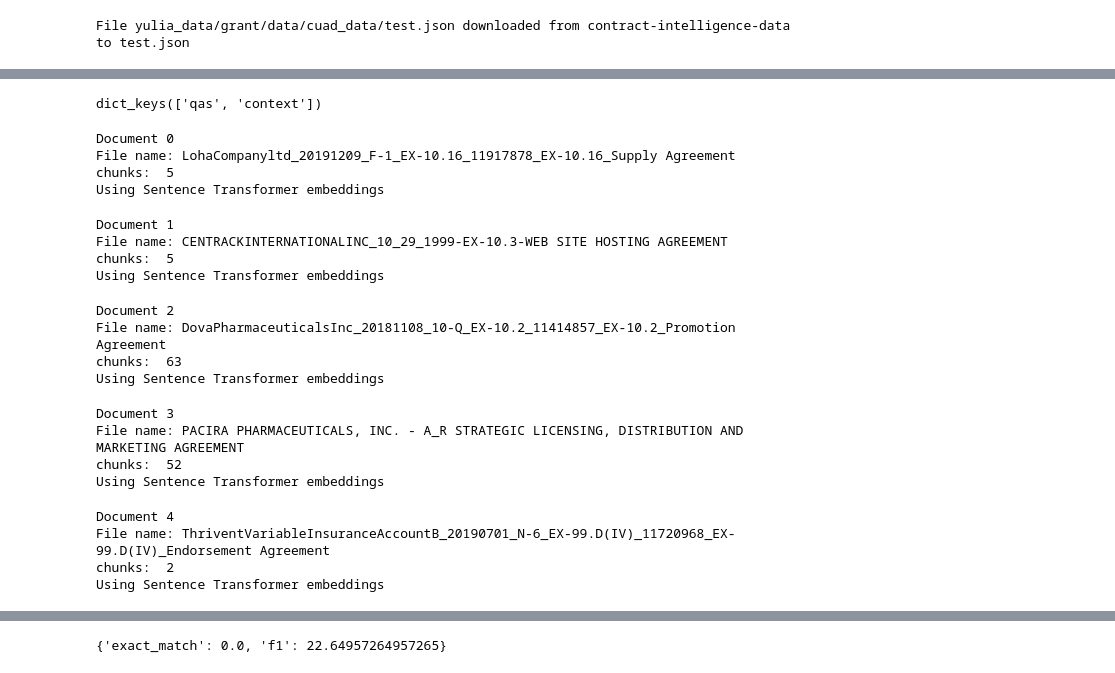
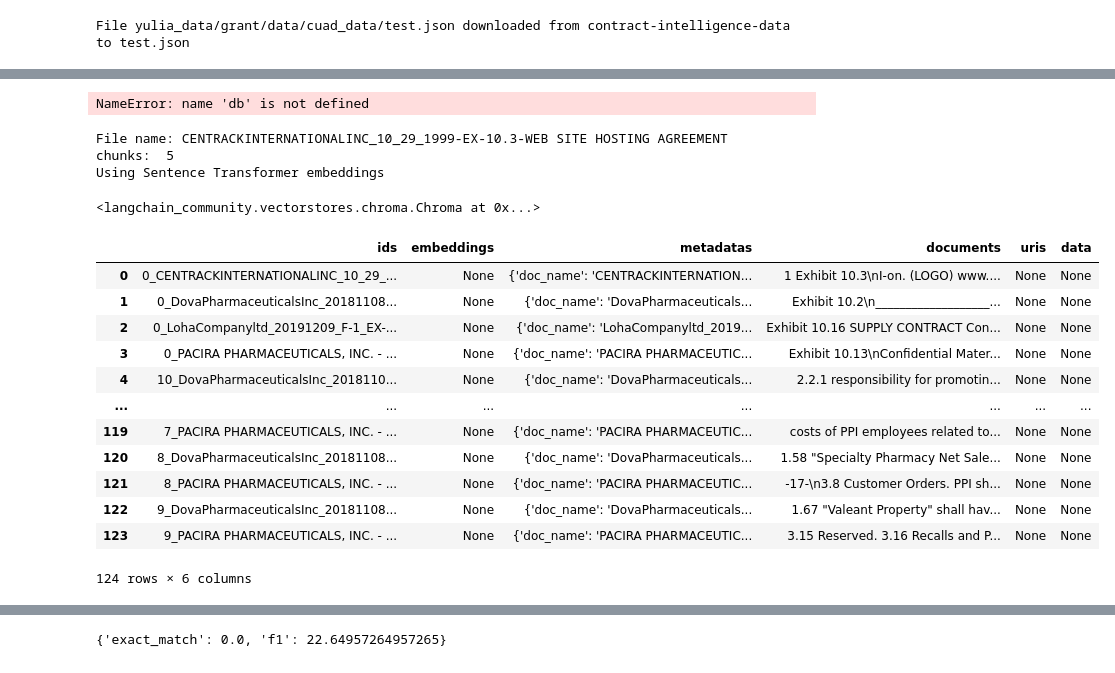
Before and after one commit to MeliorAI/vllm-exploratory, a Jupyter notebook: llm/xplore/LINT_723_explore_RAG.ipynb, the cells around one changed output, grey strips where cells are left out. Saved outputs shown, nothing was run; the diff lists cells and outputs as text; code cells hidden in the pictures.

```diff
--- a/llm/xplore/LINT_723_explore_RAG.ipynb
+++ b/llm/xplore/LINT_723_explore_RAG.ipynb
@@ -448,4 +511,0 @@ dict_keys(['title', 'paragraphs'])
-# %%
-test_data['data'][0]['paragraphs'][0].keys()
-# %% [output]
-dict_keys(['qas', 'context'])
@@ -451,0 +519,4 @@ dict_keys(['qas', 'context'])
+# %%
+len(db._collection.get(include=["metadatas","documents"]))
+# %% [output]
+NameError: name 'db' is not defined
@@ -452,29 +526,32 @@ dict_keys(['qas', 'context'])
 # %%
 #put files into chroma
-for ii, dd in tqdm(enumerate(test_data['data'][:5])):
-    print(f"Document {ii}")
-    text = dd['paragraphs'][0]['context']
-    file_name = dd['title']
-    print(f"File name: {file_name}")
-    db = put_in_Chroma([text], doc_name=file_name, embedding_type='transformer')
+ind = 1
+dd = test_data['data'][ind]
+text = dd['paragraphs'][0]['context']
+file_name = dd['title']
+print(f"File name: {file_name}")
+# db, start_ind = \
+#     put_in_Chroma_cuad(text, doc_name=file_name, embedding_type='transformer', start_chunks=start_ind, db=db, vector_db_path='./chroma_db_cuad')
+put_in_Chroma([text], doc_name=file_name, embedding_type='transformer')
 # %% [output]
-Document 0
-File name: LohaCompanyltd_20191209_F-1_EX-10.16_11917878_EX-10.16_Supply Agreement
+File name: CENTRACKINTERNATIONALINC_10_29_1999-EX-10.3-WEB SITE HOSTING AGREEMENT
 chunks:  5
 Using Sentence Transformer embeddings
-Document 1
-File name: CENTRACKINTERNATIONALINC_10_29_1999-EX-10.3-WEB SITE HOSTING AGREEMENT
-chunks:  5
-Using Sentence Transformer embeddings
+<langchain_community.vectorstores.chroma.Chroma at 0x...>
-Document 2
-File name: DovaPharmaceuticalsInc_20181108_10-Q_EX-10.2_11414857_EX-10.2_Promotion Agreement
-chunks:  63
-Using Sentence Transformer embeddings
-Document 3
-File name: PACIRA PHARMACEUTICALS, INC. - A_R STRATEGIC LICENSING, DISTRIBUTION AND MARKETING AGREEMENT
-chunks:  52
-Using Sentence Transformer embeddings
-Document 4
-File name: ThriventVariableInsuranceAccountB_20190701_N-6_EX-99.D(IV)_11720968_EX-99.D(IV)_Endorsement Agreement
-chunks:  2
-Using Sentence Transformer embeddings
+# %%
+df = pd.DataFrame(db._collection.get(include=["metadatas","documents"]))
+df
+# %% [output]
+|  | ids | embeddings | metadatas | documents | uris | data |
+| 0 | 0_CENTRACKINTERNATIONALINC_10_29_... | None | {'doc_name': 'CENTRACKINTERNATION... | 1 Exhibit 10.3\nI-on. (LOGO) www.... | None | None |
+| 1 | 0_DovaPharmaceuticalsInc_20181108... | None | {'doc_name': 'DovaPharmaceuticals... | Exhibit 10.2\n___________________... | None | None |
+| 2 | 0_LohaCompanyltd_20191209_F-1_EX-... | None | {'doc_name': 'LohaCompanyltd_2019... | Exhibit 10.16 SUPPLY CONTRACT Con... | None | None |
+| 3 | 0_PACIRA PHARMACEUTICALS, INC. - ... | None | {'doc_name': 'PACIRA PHARMACEUTIC... | Exhibit 10.13\nConfidential Mater... | None | None |
+| 4 | 10_DovaPharmaceuticalsInc_2018110... | None | {'doc_name': 'DovaPharmaceuticals... | 2.2.1 responsibility for promotin... | None | None |
+| ... | ... | ... | ... | ... | ... | ... |
+| 119 | 7_PACIRA PHARMACEUTICALS, INC. - ... | None | {'doc_name': 'PACIRA PHARMACEUTIC... | costs of PPI employees related to... | None | None |
+| 120 | 8_DovaPharmaceuticalsInc_20181108... | None | {'doc_name': 'DovaPharmaceuticals... | 1.58 "Specialty Pharmacy Net Sale... | None | None |
+| 121 | 8_PACIRA PHARMACEUTICALS, INC. - ... | None | {'doc_name': 'PACIRA PHARMACEUTIC... | -17-\n3.8 Customer Orders. PPI sh... | None | None |
+| 122 | 9_DovaPharmaceuticalsInc_20181108... | None | {'doc_name': 'DovaPharmaceuticals... | 1.67 "Valeant Property" shall hav... | None | None |
+| 123 | 9_PACIRA PHARMACEUTICALS, INC. - ... | None | {'doc_name': 'PACIRA PHARMACEUTIC... | 3.15 Reserved. 3.16 Recalls and P... | None | None |
+124 rows × 6 columns
```
Also changed, not shown: parts of 47 cells of this notebook.
